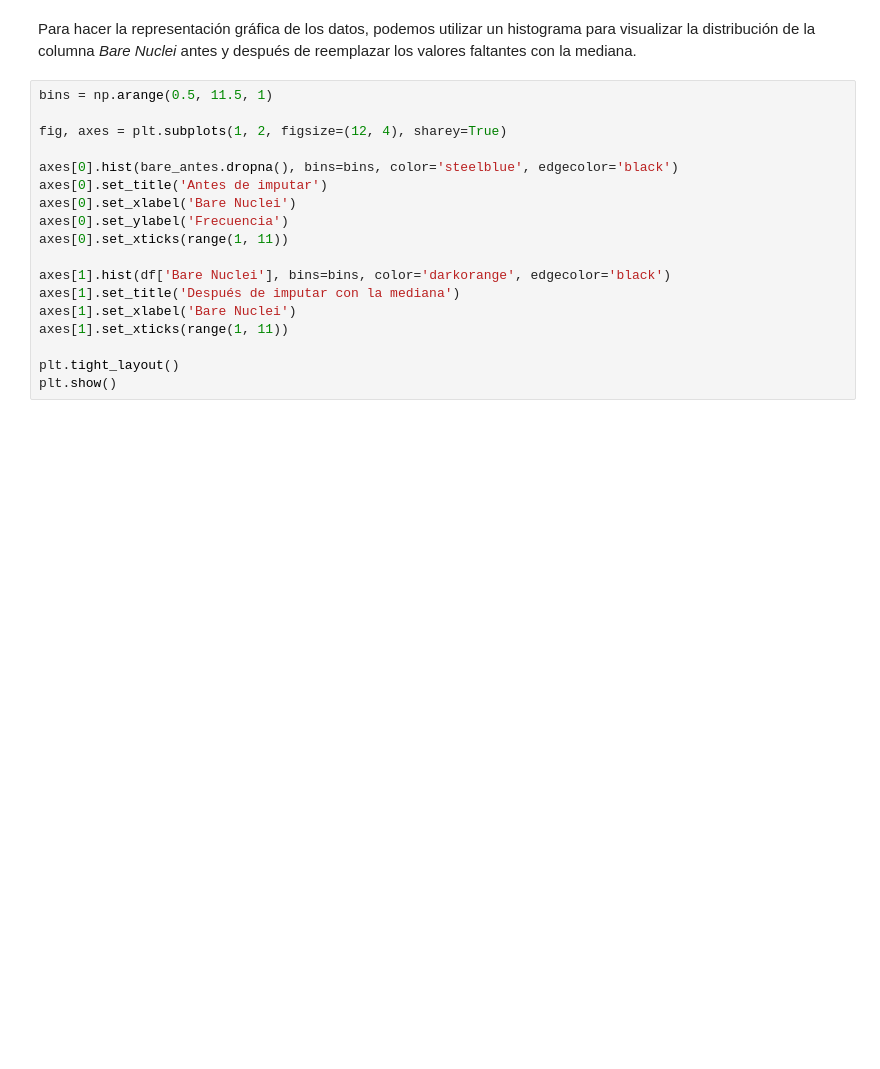
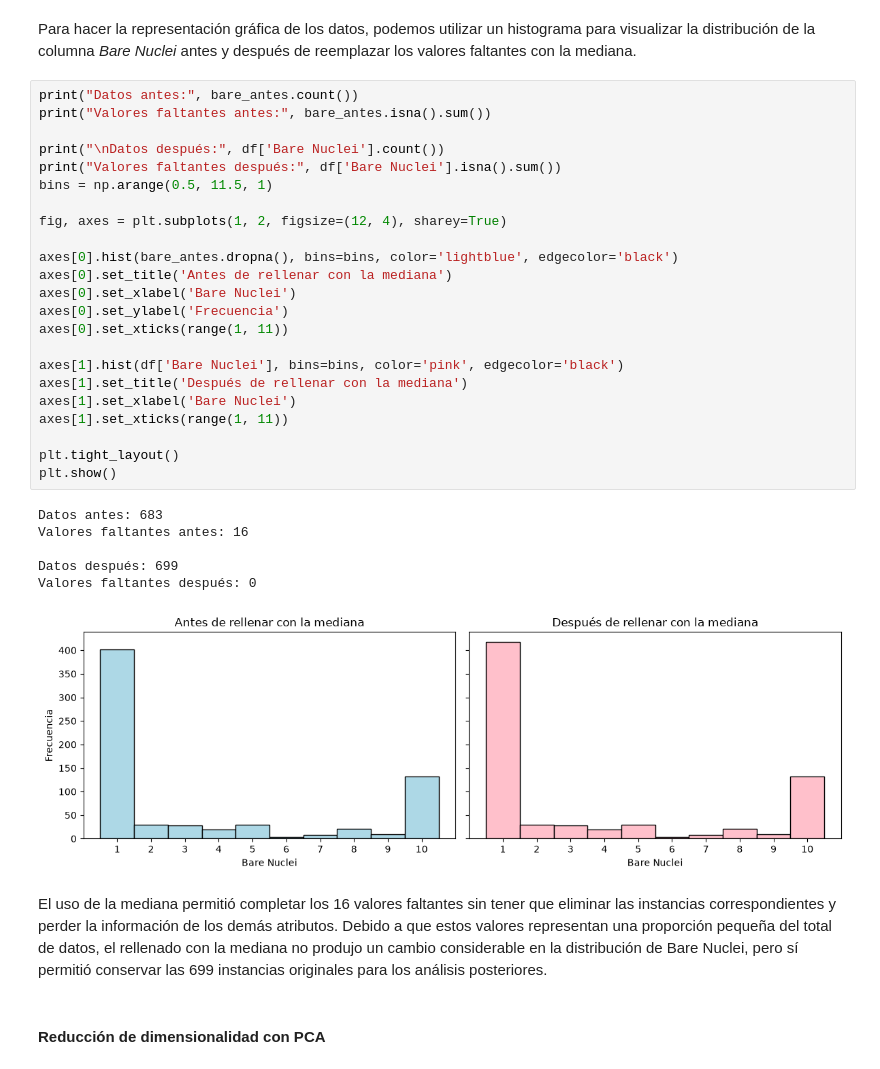
Before and after one commit to adriamedinaa-ang/icd2026, a Jupyter notebook: Books/Tarea 2/Tarea 2 .ipynb, the cells around one changed output. Drawn from its saved outputs; the diff is of its cells as text; blank space fills up the shorter version.

```diff
--- a/Books/Tarea 2/Tarea 2 .ipynb
+++ b/Books/Tarea 2/Tarea 2 .ipynb
@@ -127,20 +128,36 @@ dtype: int64
 # %% [markdown]
 Para hacer la representación gráfica de los datos, podemos utilizar un histograma para visualizar la distribución de la columna *Bare Nuclei* antes y después de reemplazar los valores faltantes con la mediana.
 # %%
+print("Datos antes:", bare_antes.count())
+print("Valores faltantes antes:", bare_antes.isna().sum())
+
+print("\nDatos después:", df['Bare Nuclei'].count())
+print("Valores faltantes después:", df['Bare Nuclei'].isna().sum())
 bins = np.arange(0.5, 11.5, 1)
 
 fig, axes = plt.subplots(1, 2, figsize=(12, 4), sharey=True)
 
-axes[0].hist(bare_antes.dropna(), bins=bins, color='steelblue', edgecolor='black')
-axes[0].set_title('Antes de imputar')
+axes[0].hist(bare_antes.dropna(), bins=bins, color='lightblue', edgecolor='black')
+axes[0].set_title('Antes de rellenar con la mediana')
 axes[0].set_xlabel('Bare Nuclei')
 axes[0].set_ylabel('Frecuencia')
 axes[0].set_xticks(range(1, 11))
 
-axes[1].hist(df['Bare Nuclei'], bins=bins, color='darkorange', edgecolor='black')
-axes[1].set_title('Después de imputar con la mediana')
+axes[1].hist(df['Bare Nuclei'], bins=bins, color='pink', edgecolor='black')
+axes[1].set_title('Después de rellenar con la mediana')
 axes[1].set_xlabel('Bare Nuclei')
 axes[1].set_xticks(range(1, 11))
 
 plt.tight_layout()
 plt.show()
+# %% [output]
+Datos antes: 683
+Valores faltantes antes: 16
+
+Datos después: 699
+Valores faltantes después: 0
+[figure, added]
+# %% [markdown]
+El uso de la mediana permitió completar los 16 valores faltantes sin tener que eliminar las instancias correspondientes y perder la información de los demás atributos. Debido a que estos valores representan una proporción pequeña del total de datos, el rellenado con la mediana no produjo un cambio considerable en la distribución de Bare Nuclei, pero sí permitió conservar las 699 instancias originales para los análisis posteriores.
+# %% [markdown]
+#### Reducción de dimensionalidad con PCA
```
Also changed, not shown: parts of 1 cell of this notebook.
